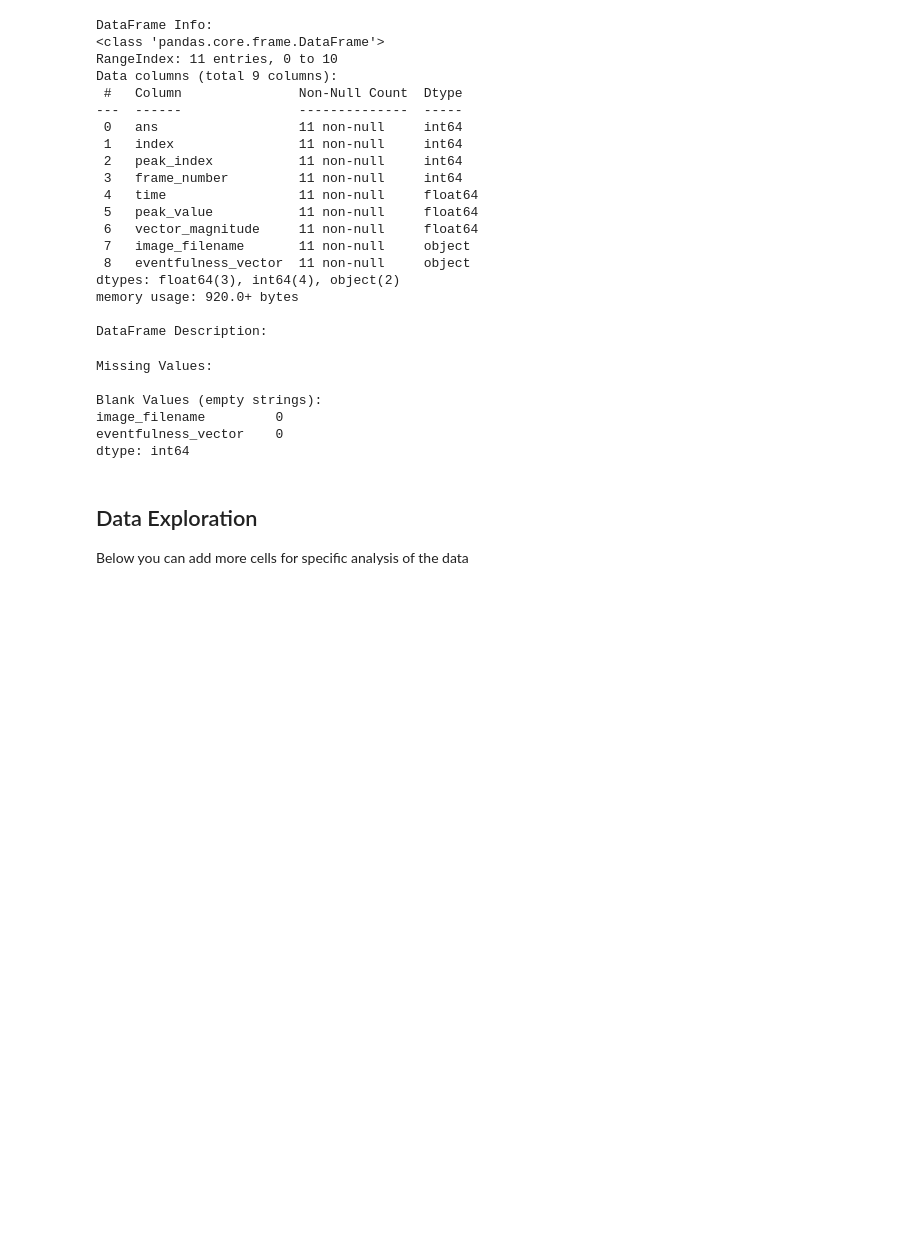
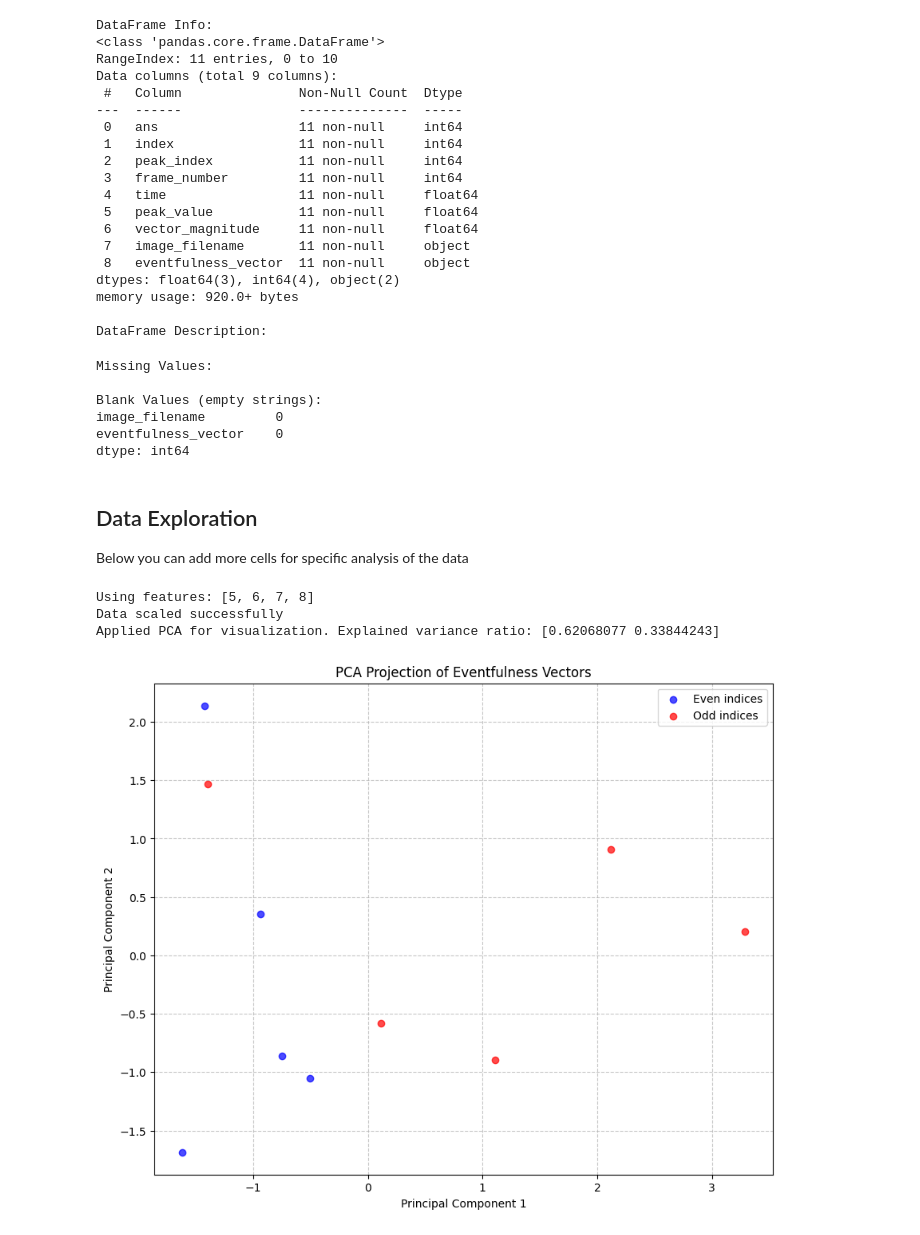
Before and after one commit to ishansaha01/Mirror2, a Jupyter notebook: data-analysis.ipynb, the cells around one changed output. Saved outputs shown, nothing was run; the diff lists cells and outputs as text; code cells hidden in the pictures; blank space fills up the shorter version.

```diff
--- a/data-analysis.ipynb
+++ b/data-analysis.ipynb
@@ -149,8 +153,8 @@ df['eventfulness_vector_parsed'] = df['eventfulness_vector'].apply(lambda x: np.
 X = pd.DataFrame(df['eventfulness_vector_parsed'].tolist())
 X = X.iloc[1:].reset_index(drop=True)
 
-leftIndex = 4
-rightIndex = leftIndex + 2
+leftIndex = 5
+rightIndex = leftIndex + 4
 X = X.iloc[:, leftIndex:rightIndex]
 print(f"Using features: {list(X.columns)}")
 
@@ -162,33 +166,38 @@ if X is not None:
     X_scaled = scaler.fit_transform(X)
     print("Data scaled successfully")
 
     # Apply PCA for visualization (if vector dimension > 2)
     if X.shape[1] > 2:
         pca = PCA(n_components=2)
         X_pca = pca.fit_transform(X_scaled)
         print(f"Applied PCA for visualization. Explained variance ratio: {pca.explained_variance_ratio_}")
 
         # Plot the PCA projection with different colors for odd and even indices
         plt.figure(figsize=(10, 8))
 
         # Create a boolean mask for even and odd indices
         even_mask = np.arange(len(X_pca)) % 2 == 0
         odd_mask = ~even_mask
 
         # Plot even indices in blue
         plt.scatter(X_pca[even_mask, 0], X_pca[even_mask, 1], alpha=0.7, color='blue', label='Even indices')
         # Plot odd indices in red
         plt.scatter(X_pca[odd_mask, 0], X_pca[odd_mask, 1], alpha=0.7, color='red', label='Odd indices')
 
         plt.title('PCA Projection of Eventfulness Vectors')
         plt.xlabel('Principal Component 1')
         plt.ylabel('Principal Component 2')
         plt.grid(True, linestyle='--', alpha=0.7)
         plt.legend()
         plt.show()
     else:
         X_pca = X_scaled
         print("No dimensionality reduction needed for visualization")
+# %% [output]
+Using features: [5, 6, 7, 8]
+Data scaled successfully
+Applied PCA for visualization. Explained variance ratio: [0.62068077 0.33844243]
+[figure, added]
 # %%
 # Apply K-means clustering
 from sklearn.cluster import KMeans
```
Also changed, not shown: parts of 5 cells of this notebook, 1 other file.
